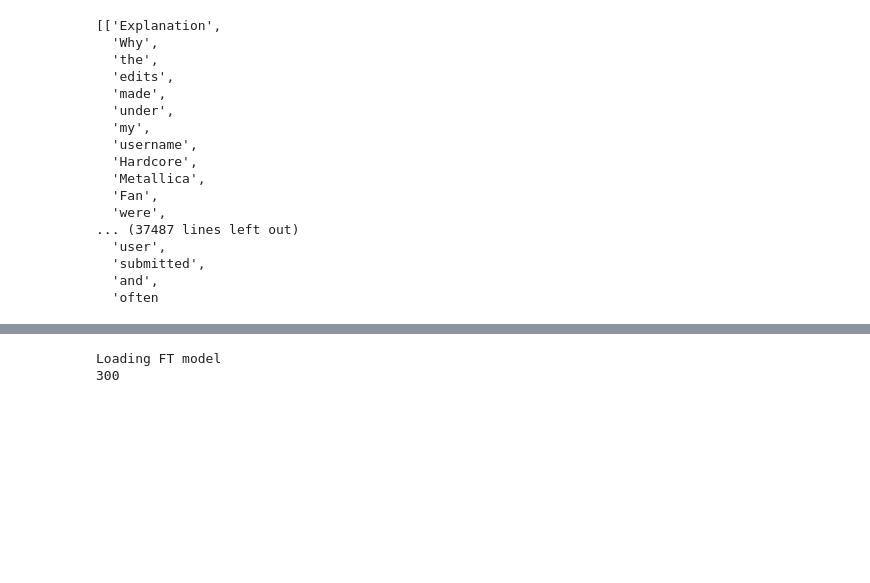
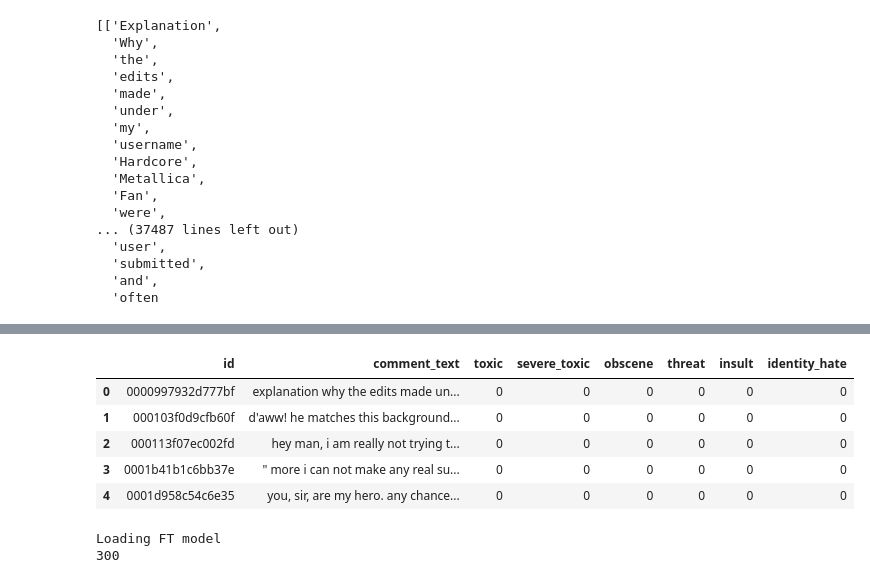
Before and after one commit to khuangaf/kaggle-toxic-comment-classification, a Jupyter notebook: src/TrainEmbedding.ipynb, the cells around one changed output, grey strips where cells are left out. Drawn from its saved outputs; the diff is of its cells as text; code cells hidden in the pictures; blank space fills up the shorter version.

```diff
--- a/src/TrainEmbedding.ipynb
+++ b/src/TrainEmbedding.ipynb
@@ -118,0 +132,31 @@ train.shape, test.shape
+# %%
+new_train_data = []
+new_test_data = []
+ltr = train["comment_text"].tolist()
+lte = test["comment_text"].tolist()
+# %%
+for i in ltr:
+    arr = str(i).split()
+    xx = ""
+    for j in arr:
+        j = str(j).lower()
+        if j[:4] == 'http' or j[:3] == 'www':
+            continue
+        if j in keys:
+            # print("inn")
+            j = repl[j]
+        xx += j + " "
+    new_train_data.append(xx)
+# %%
+for i in lte:
+    arr = str(i).split()
+    xx = ""
+    for j in arr:
+        j = str(j).lower()
+        if j[:4] == 'http' or j[:3] == 'www':
+            continue
+        if j in keys:
+            # print("inn")
+            j = repl[j]
+        xx += j + " "
+    new_test_data.append(xx)
@@ -118,0 +172,11 @@ train.shape, test.shape
+# %%
+train["comment_text"] = new_train_data
+test["comment_text"] = new_test_data
+train.head()
+# %% [output]
+|  | id | comment_text | toxic | severe_toxic | obscene | threat | insult | identity_hate |
+| 0 | 0000997932d777bf | explanation why the edits made un... | 0 | 0 | 0 | 0 | 0 | 0 |
+| 1 | 000103f0d9cfb60f | d'aww! he matches this background... | 0 | 0 | 0 | 0 | 0 | 0 |
+| 2 | 000113f07ec002fd | hey man, i am really not trying t... | 0 | 0 | 0 | 0 | 0 | 0 |
+| 3 | 0001b41b1c6bb37e | " more i can not make any real su... | 0 | 0 | 0 | 0 | 0 | 0 |
+| 4 | 0001d958c54c6e35 | you, sir, are my hero. any chance... | 0 | 0 | 0 | 0 | 0 | 0 |
```
Also changed, not shown: parts of 16 cells of this notebook, 6 other files.
